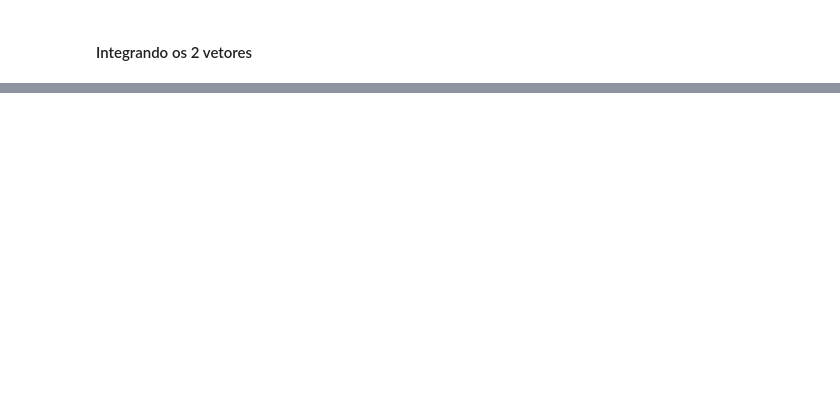
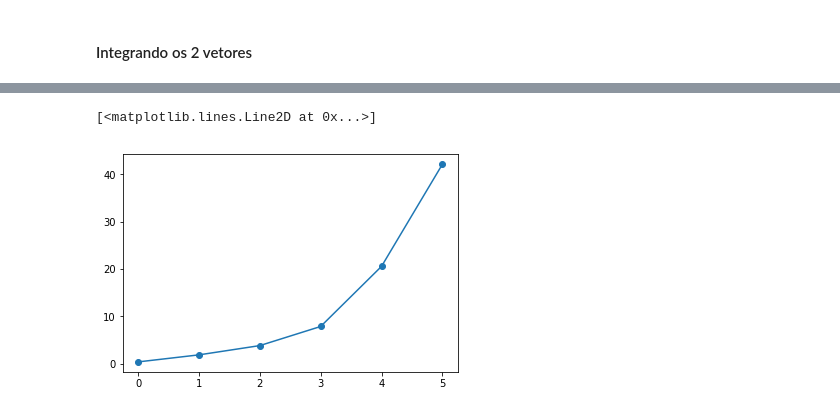
Before and after one commit to EDAII/Lista3_Gabriel_e_Zarbielli, a Jupyter notebook: Algorítimos de Ordenação O(n log n).ipynb, the cells around one changed output, grey strips where cells are left out. Cells and saved outputs as stored; diff of their text form; code cells hidden in the pictures; blank space fills up the shorter version.

```diff
--- a/Algorítimos de Ordenação O(n log n).ipynb
+++ b/Algorítimos de Ordenação O(n log n).ipynb
@@ -613,0 +708,30 @@ plt.plot(merge_vetorzao, linestyle='-', marker='o')
+# %%
+#VETOR 10M
+start12_bucket_merge = time.time()
+bucket_sort_merge(vetorzao6)
+end12_bucket_merge = time.time()
+
+#VETOR 5M
+start11_bucket_merge = time.time()
+bucket_sort_merge(vetorzao5)
+end11_bucket_merge = time.time()
+
+#VETOR 2M
+start10_bucket_merge = time.time()
+bucket_sort_merge(vetorzao4)
+end10_bucket_merge = time.time()
+
+#VETOR 1M
+start9_bucket_merge = time.time()
+bucket_sort_merge(vetorzao3)
+end9_bucket_merge = time.time()
+
+#VETOR 500K
+start8_bucket_merge = time.time()
+bucket_sort_merge(vetorzao2)
+end8_bucket_merge = time.time()
+
+#VETOR 100K
+start7_bucket_merge = time.time()
+bucket_sort_merge(vetorzao1)
+end7_bucket_merge = time.time()
@@ -613,0 +754,14 @@ plt.plot(merge_vetorzao, linestyle='-', marker='o')
+# %%
+bck7_merge = end7_bucket_merge - start7_bucket_merge
+bck8_merge = end8_bucket_merge - start8_bucket_merge
+bck9_merge = end9_bucket_merge - start9_bucket_merge
+bck10_merge = end10_bucket_merge - start10_bucket_merge
+bck11_merge = end11_bucket_merge - start11_bucket_merge
+bck12_merge = end12_bucket_merge - start12_bucket_merge
+
+bucket_vetorzao_merge = [bck7_merge,bck8_merge,bck9_merge,bck10_merge,bck11_merge,bck12_merge]
+
+plt.plot(bucket_vetorzao_merge, linestyle='-', marker='o')
+# %% [output]
+[<matplotlib.lines.Line2D at 0x...>]
+[figure, added]
```
Also changed, not shown: parts of 65 cells of this notebook.
